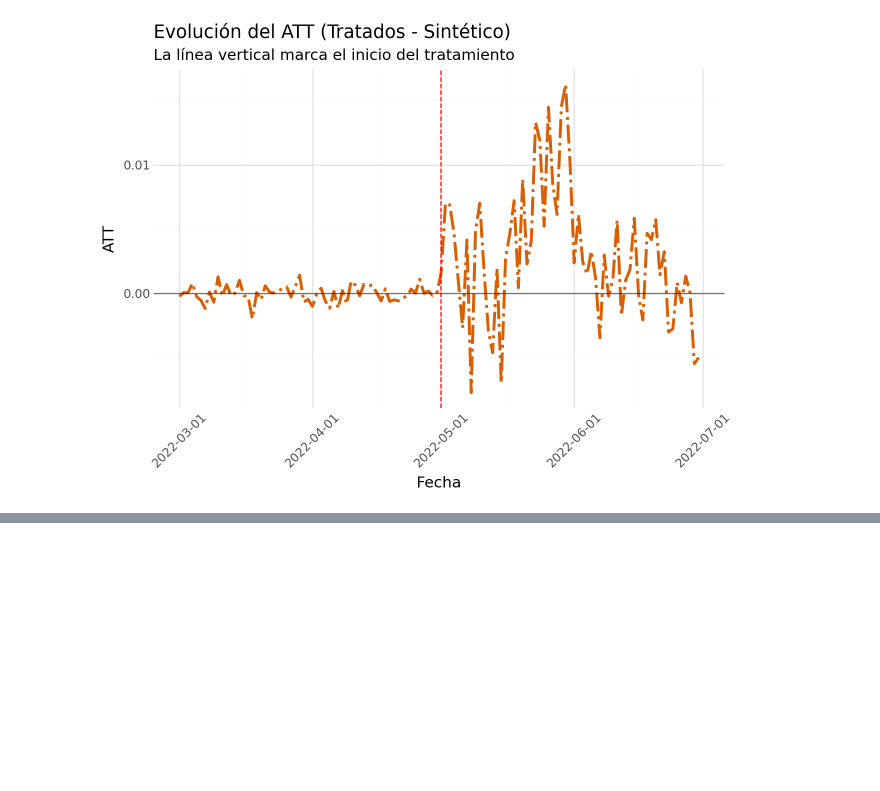
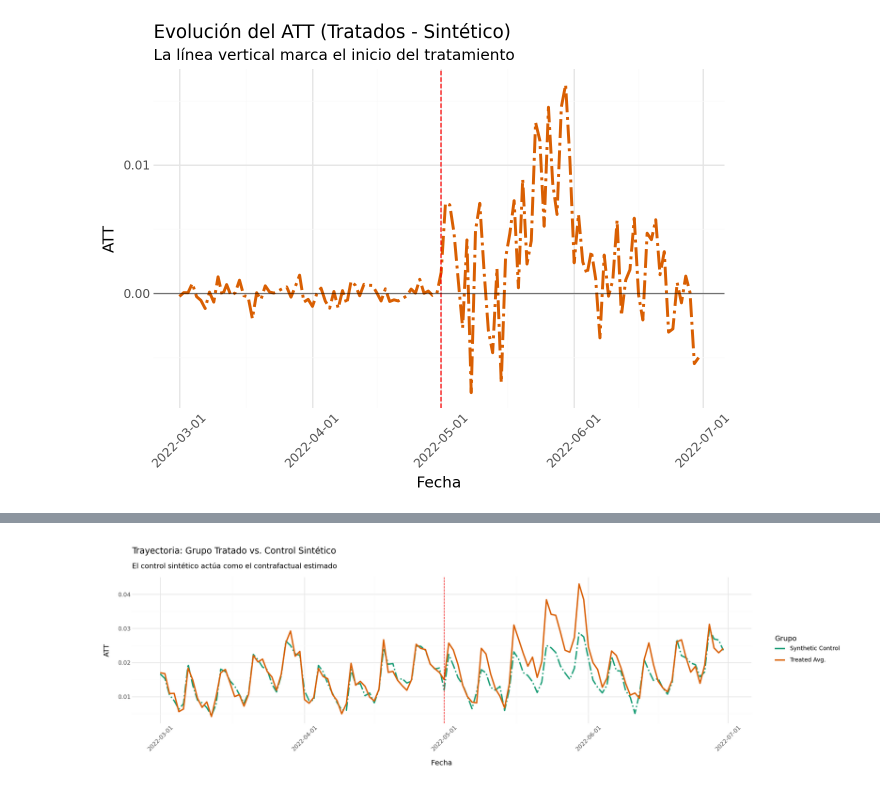
Before and after one commit to Sechi42/Causal_Inference-with-python, a Jupyter notebook: ch09/Syntetic_Control.ipynb, the cells around one changed output, grey strips where cells are left out. Saved outputs shown, nothing was run; the diff lists cells and outputs as text; code cells hidden in the pictures; blank space fills up the shorter version.

Commit message:
Estudiando syntetic control con covariables

```diff
--- a/ch09/Syntetic_Control.ipynb
+++ b/ch09/Syntetic_Control.ipynb
@@ -380,0 +407,3 @@ df_plot = df_plot.with_columns(
+# %%
+model = SyntheticControl()
+model.fit(y_pre_co.drop("date").to_pandas(), y_pre_tr.drop("date").to_pandas().mean(axis=1))
@@ -380,0 +440,32 @@ df_plot = df_plot.with_columns(
+# %%
+df_plot = pl.DataFrame({
+    "date": df_controls_all["date"],
+    "synthetic": model.predict(df_controls_all.drop("date").to_pandas()),
+    "treated_avg": treated_avg
+})
+# %%
+from plotnine import *
+
+(
+    ggplot(df_plot, aes(x="date"))
+    + geom_line(aes(y="synthetic", color="'Synthetic Control'"), linetype="dashdot", size=1.2)
+    + geom_line(aes(y="treated_avg", color="'Treated Avg.'"), size=1.2)
+    + geom_vline(xintercept=pd.to_datetime(tr_period), linetype="dashed", color="red")
+    + scale_color_manual(
+        name="Grupo",
+        values={"Synthetic Control": "#1b9e77", "Treated Avg.": "#d95f02"}
+    )
+    + labs(
+        title="Trayectoria: Grupo Tratado vs. Control Sintético",
+        subtitle="El control sintético actúa como el contrafactual estimado",
+        y="ATT",
+        x="Fecha"
+    )
+    + theme_minimal()
+    + theme(
+        axis_text_x=element_text(rotation=45),
+        figure_size=(16, 5)  # <-- Aquí defines el largo (ancho) y alto del plot
+    )
+)
+# %% [output]
+[figure, added]
```
Also changed, not shown: parts of 16 cells of this notebook.
